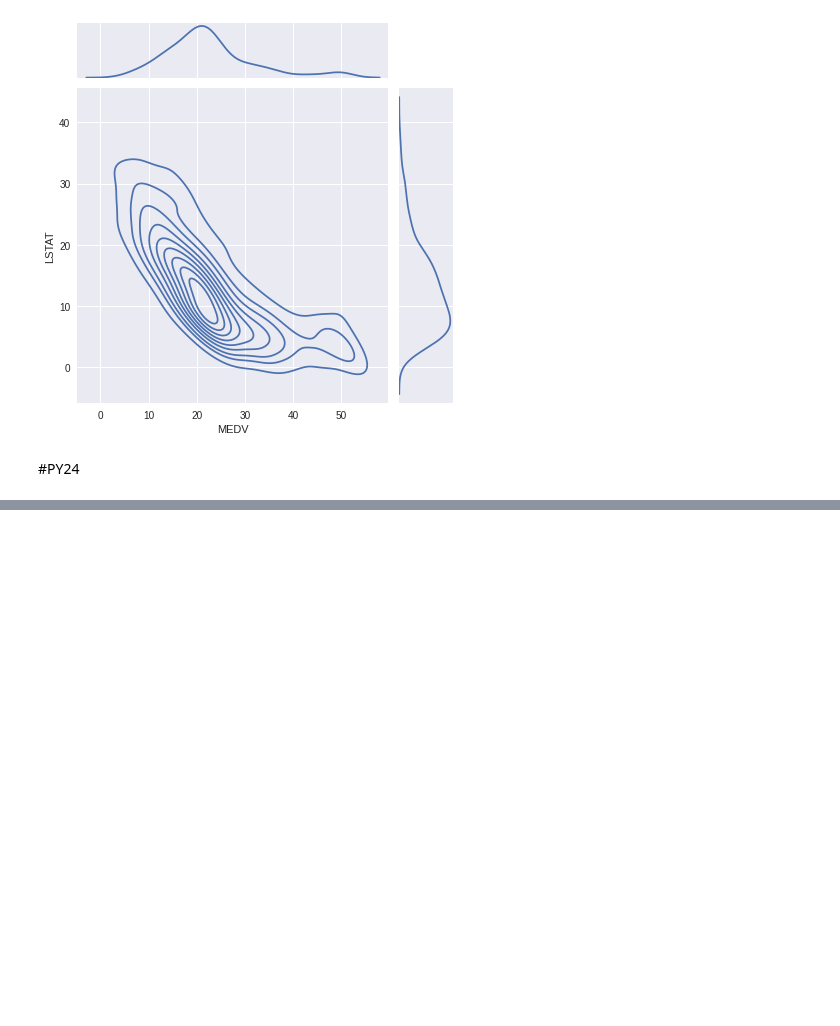
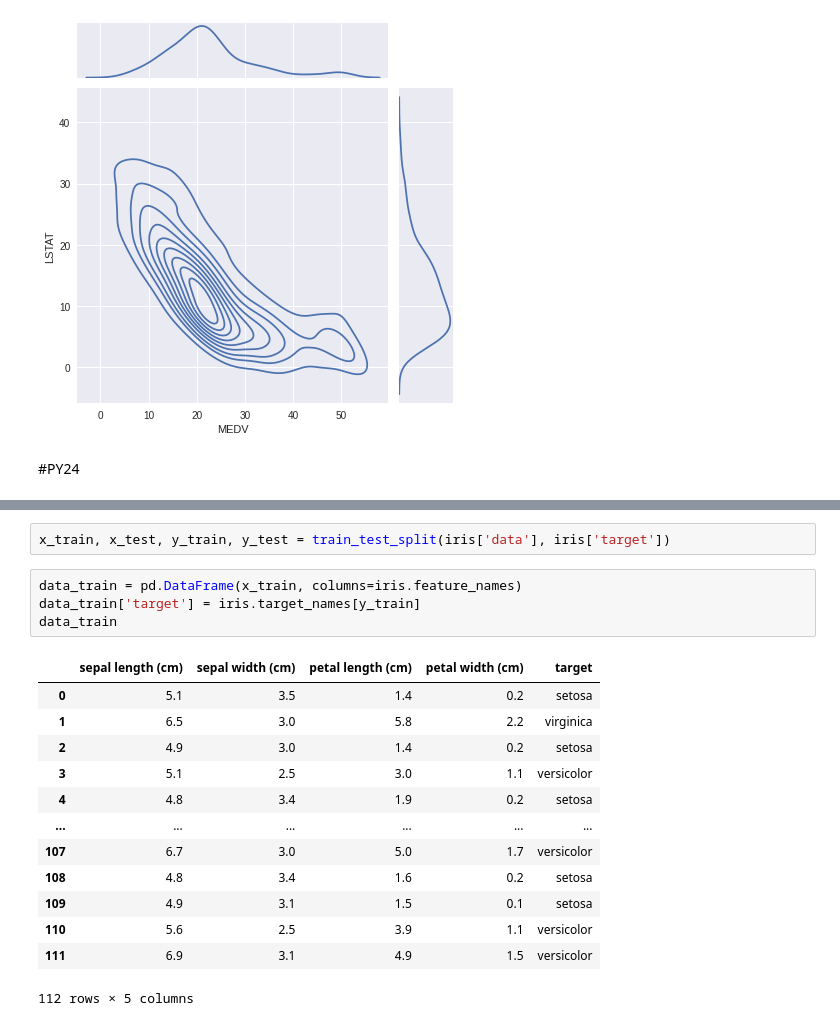
Before and after one commit to Mori-Don/RabbitChallenge, a Jupyter notebook: RabbitChallenge_PythonKoza_21_25.ipynb, the cells around one changed output, grey strips where cells are left out. Cells and saved outputs as stored; diff of their text form; blank space fills up the shorter version.

```diff
--- a/RabbitChallenge_PythonKoza_21_25.ipynb
+++ b/RabbitChallenge_PythonKoza_21_25.ipynb
@@ -284,0 +310,20 @@ sns.jointplot(df['MEDV'], df['LSTAT'], kind='kde')
+# %%
+x_train, x_test, y_train, y_test = train_test_split(iris['data'], iris['target'])
+# %%
+data_train = pd.DataFrame(x_train, columns=iris.feature_names)
+data_train['target'] = iris.target_names[y_train]
+data_train
+# %% [output]
+|  | sepal length (cm) | sepal width (cm) | petal length (cm) | petal width (cm) | target |
+| 0 | 5.1 | 3.5 | 1.4 | 0.2 | setosa |
+| 1 | 6.5 | 3.0 | 5.8 | 2.2 | virginica |
+| 2 | 4.9 | 3.0 | 1.4 | 0.2 | setosa |
+| 3 | 5.1 | 2.5 | 3.0 | 1.1 | versicolor |
+| 4 | 4.8 | 3.4 | 1.9 | 0.2 | setosa |
+| ... | ... | ... | ... | ... | ... |
+| 107 | 6.7 | 3.0 | 5.0 | 1.7 | versicolor |
+| 108 | 4.8 | 3.4 | 1.6 | 0.2 | setosa |
+| 109 | 4.9 | 3.1 | 1.5 | 0.1 | setosa |
+| 110 | 5.6 | 2.5 | 3.9 | 1.1 | versicolor |
+| 111 | 6.9 | 3.1 | 4.9 | 1.5 | versicolor |
+112 rows × 5 columns
```
Also changed, not shown: parts of 25 cells of this notebook.
